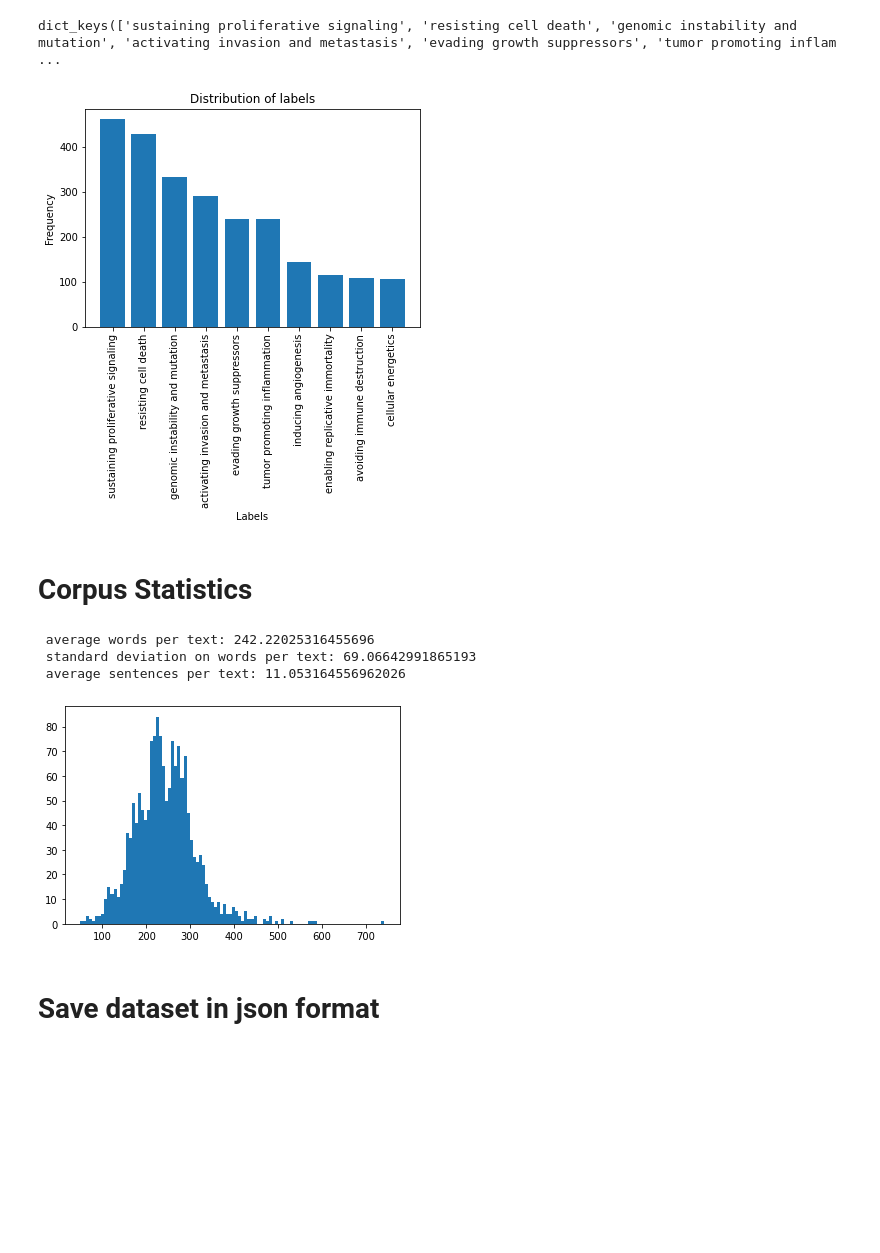
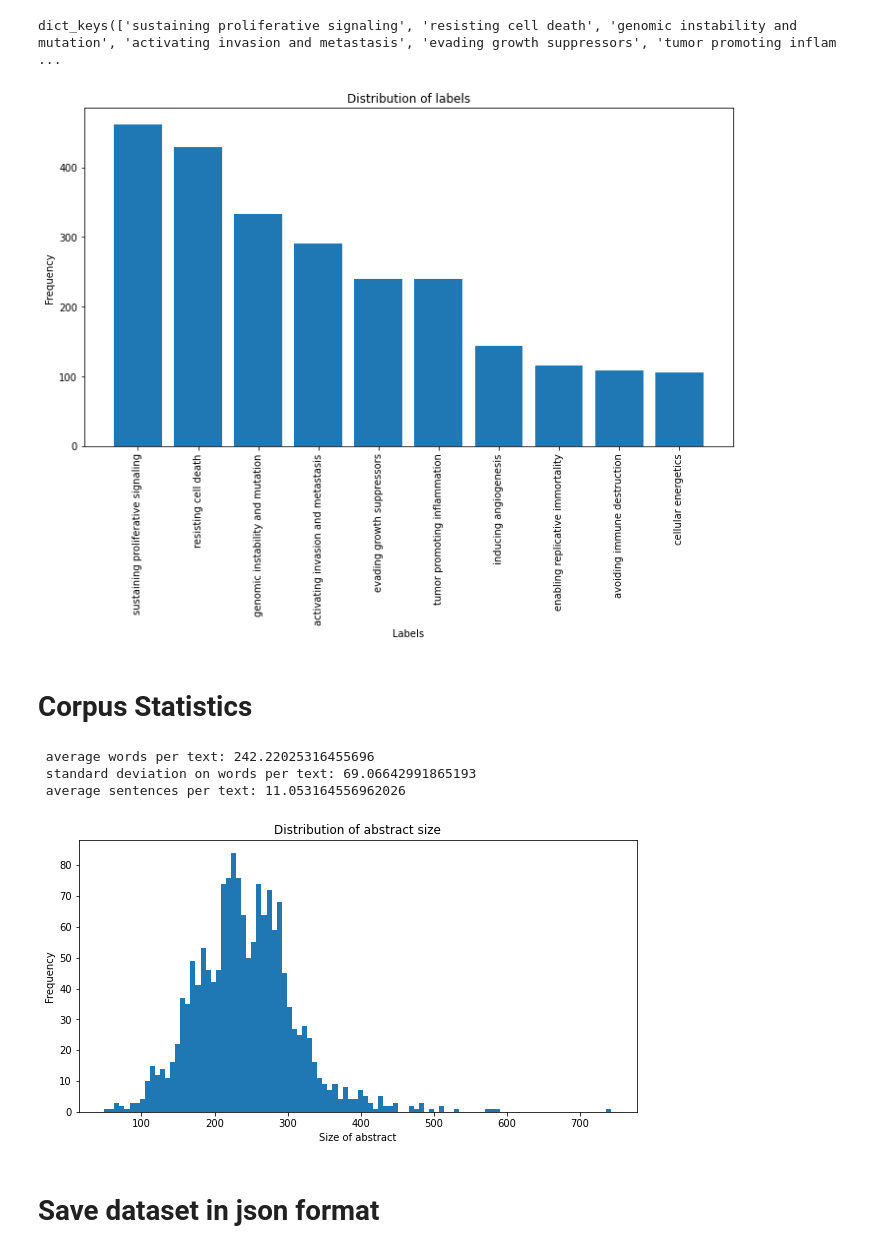
Before and after one commit to CoGian/Interpretable-Multi-Label-Learning, a Jupyter notebook: notebooks/eda_HoC.ipynb, the cells around one changed output. Drawn from its saved outputs; the diff is of its cells as text; code cells hidden in the pictures; blank space fills up the shorter version.

```diff
--- a/notebooks/eda_HoC.ipynb
+++ b/notebooks/eda_HoC.ipynb
@@ -76,14 +80,16 @@ with open("../Datasets/HoC/topics.json", "w") as ftopics:
     for label in frequencies.keys():
         ftopics.write(label + "\n")
 # %%
+fig = plt.figure(figsize=(10, 8))
 plt.bar(x=frequencies.keys(), height=frequencies.values())
 plt.title("Distribution of labels")
 plt.xlabel("Labels")
 plt.xticks(range(len(frequencies)), frequencies.keys(), rotation='vertical')
 plt.ylabel("Frequency")
-plt.show()
+plt.tight_layout()
+fig.savefig('HoC_label_distribution.png', dpi=600)
 # %% [output]
-[figure, old version]
+[figure, new version]
 # %% [markdown]
 # Corpus Statistics
 # %%
@@ -99,13 +105,17 @@ print(' average words per text:', mean_text_words)
 print(' standard deviation on words per text:', sd_text_words)
 print(' average sentences per text:', mean_text_sentences)
 
+fig = plt.figure(figsize=(10, 5))
+plt.title("Distribution of abstract size")
+plt.xlabel("Size of abstract")
+plt.ylabel("Frequency")
 plt.hist(text_words, bins = 100)
-plt.show()
+fig.savefig('HoC_size_distribution.png', dpi=600)
 # %% [output]
  average words per text: 242.22025316455696
  standard deviation on words per text: 69.06642991865193
  average sentences per text: 11.053164556962026
-[figure, old version]
+[figure, new version]
 # %% [markdown]
 # Save dataset in json format
 # %%
```
Also changed, not shown: parts of 1 cell of this notebook, 9 other files.
